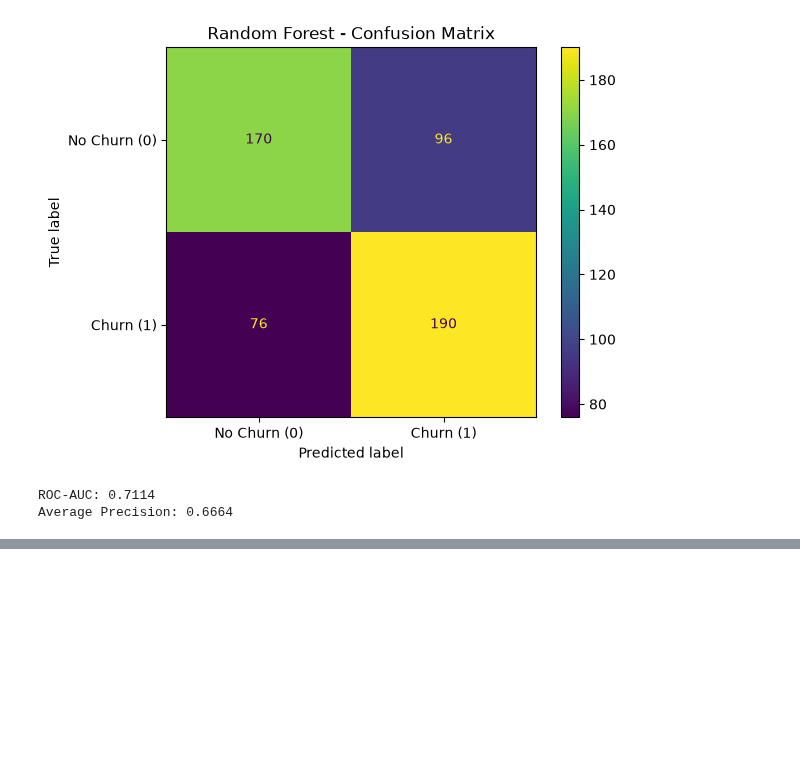
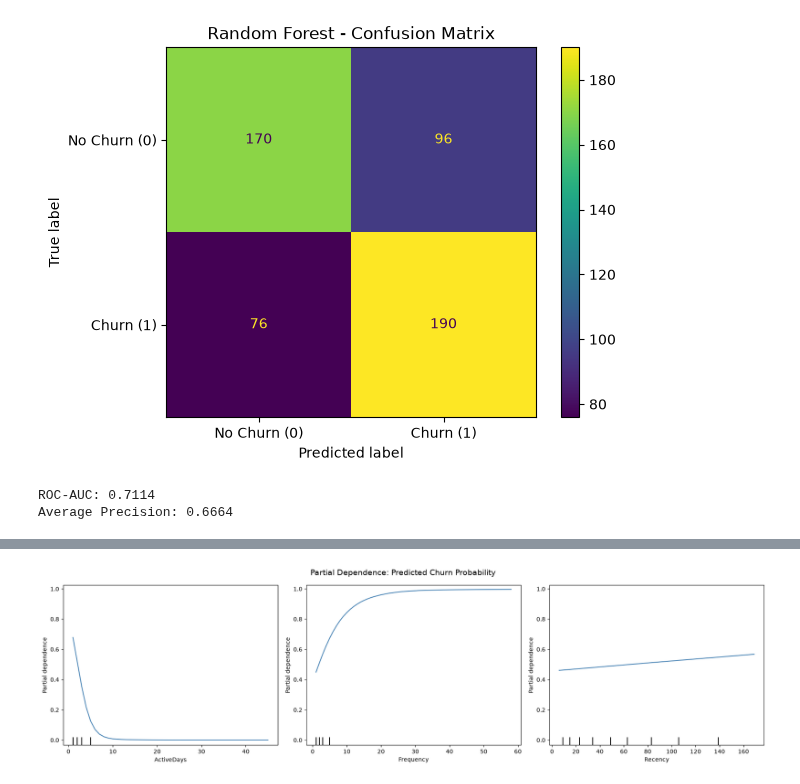
Before and after one commit to YaldaAhmadian/Online-Shop, a Jupyter notebook: 003.Modeling/Modeling.ipynb, the cells around one changed output, grey strips where cells are left out. Cells and saved outputs as stored; diff of their text form; code cells hidden in the pictures; blank space fills up the shorter version.

```diff
--- a/003.Modeling/Modeling.ipynb
+++ b/003.Modeling/Modeling.ipynb
@@ -269,0 +762,4 @@ Average Precision: 0.6664
+# %%
+best_logreg = grid_search.best_estimator_
+
+print("Optimized Logistic Regression is ready.")
@@ -269,0 +1030,41 @@ Average Precision: 0.6664
+# %%
+import pandas as pd
+import matplotlib.pyplot as plt
+from sklearn.inspection import PartialDependenceDisplay
+
+features_to_plot = [
+    "ActiveDays",
+    "Frequency",
+    "Recency"
+]
+
+X_train_plot = X_train.copy()
+
+X_train_plot[features_to_plot] = (
+    X_train_plot[features_to_plot].astype(float)
+)
+
+fig, ax = plt.subplots(
+    nrows=1,
+    ncols=3,
+    figsize=(18, 5)
+)
+
+PartialDependenceDisplay.from_estimator(
+    best_logreg,
+    X_train_plot,
+    features=features_to_plot,
+    response_method="predict_proba",
+    ax=ax,
+    line_kw={"color": "steelblue"}
+)
+
+fig.suptitle(
+    "Partial Dependence: Predicted Churn Probability",
+    fontsize=14
+)
+
+plt.tight_layout()
+plt.show()
+# %% [output]
+[figure, added]
```
Also changed, not shown: parts of 22 cells of this notebook.
